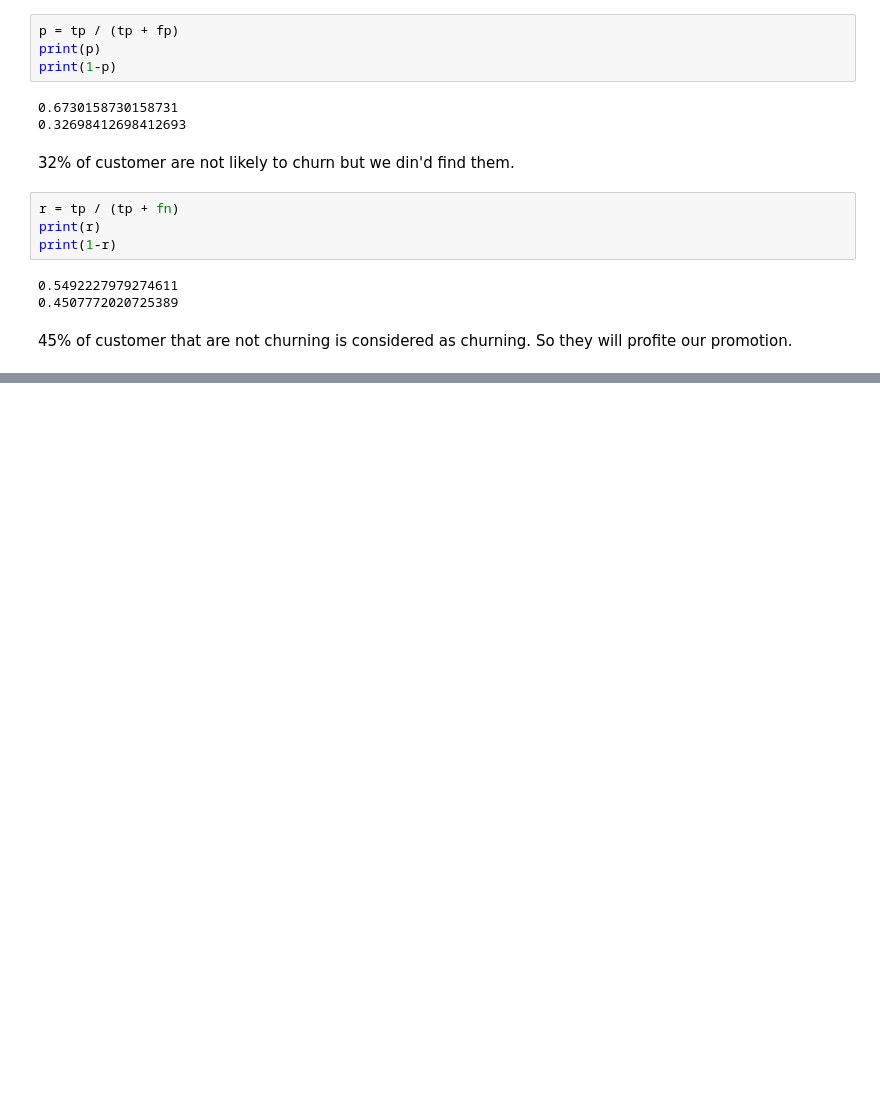
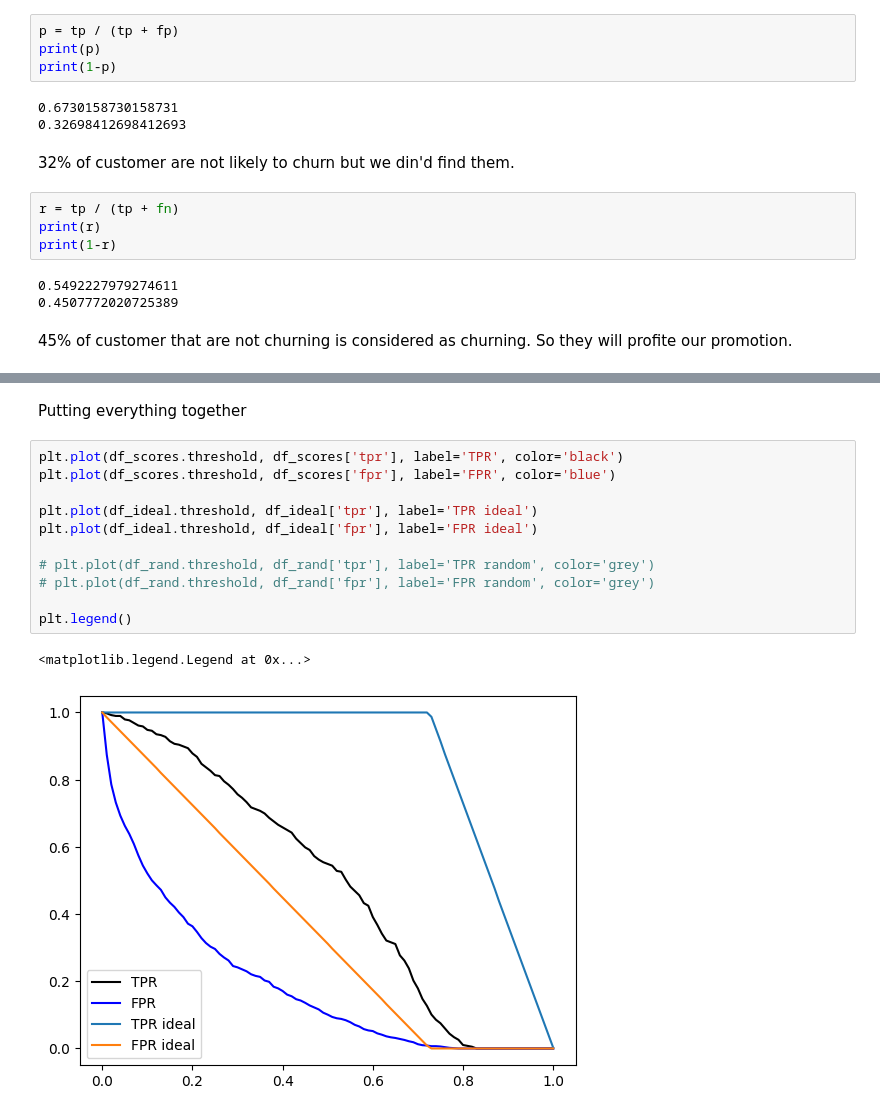
Before and after one commit to GonzalezMada/machine-learning-zoomcamp2025-homework, a Jupyter notebook: 04-Evaluation/Evaluation_Metrics.ipynb, the cells around one changed output, grey strips where cells are left out. Saved outputs shown, nothing was run; the diff lists cells and outputs as text; blank space fills up the shorter version.

```diff
--- a/04-Evaluation/Evaluation_Metrics.ipynb
+++ b/04-Evaluation/Evaluation_Metrics.ipynb
@@ -198,0 +313,16 @@ print(1-r)
+# %% [markdown]
+Putting everything together
+# %%
+plt.plot(df_scores.threshold, df_scores['tpr'], label='TPR', color='black')
+plt.plot(df_scores.threshold, df_scores['fpr'], label='FPR', color='blue')
+
+plt.plot(df_ideal.threshold, df_ideal['tpr'], label='TPR ideal')
+plt.plot(df_ideal.threshold, df_ideal['fpr'], label='FPR ideal')
+
+# plt.plot(df_rand.threshold, df_rand['tpr'], label='TPR random', color='grey')
+# plt.plot(df_rand.threshold, df_rand['fpr'], label='FPR random', color='grey')
+
+plt.legend()
+# %% [output]
+<matplotlib.legend.Legend at 0x...>
+[figure, added]
```
Also changed, not shown: parts of 14 cells of this notebook.
